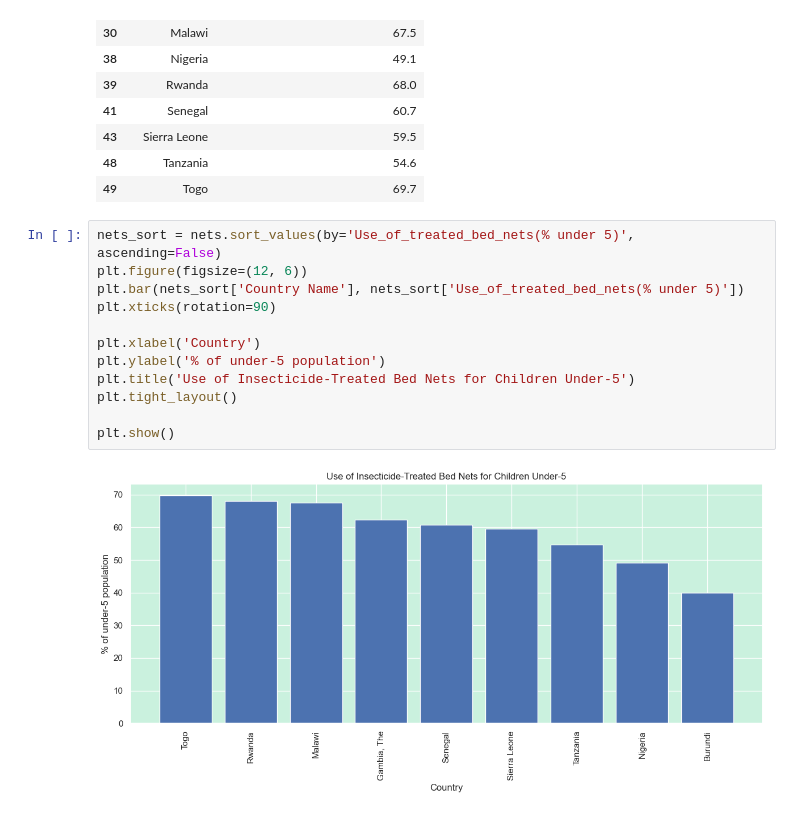
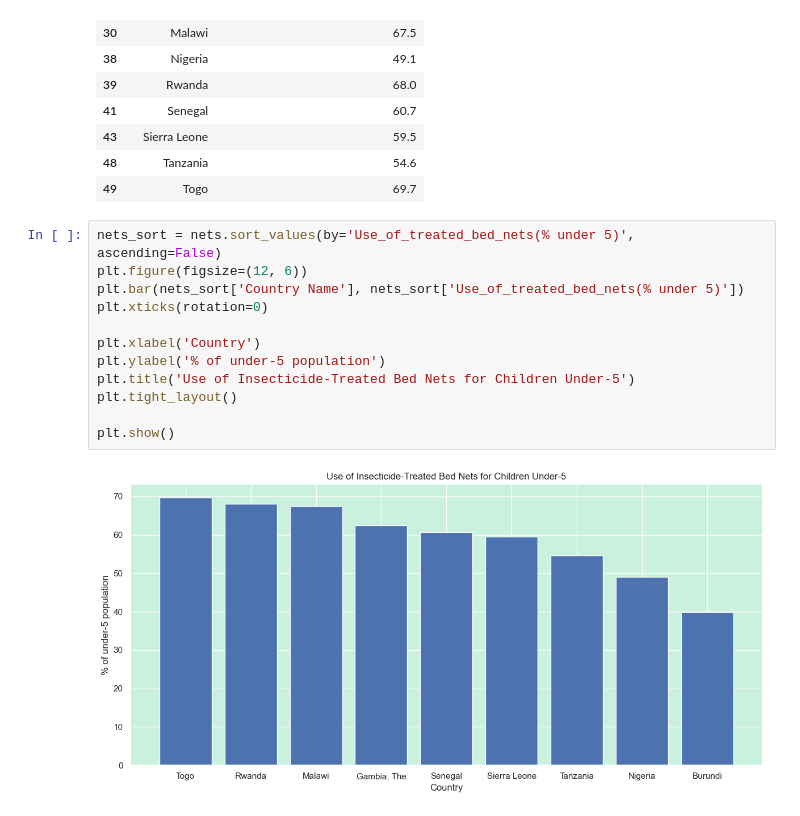
Before and after one commit to swalusimbi/Malaria_In_Africa, a Jupyter notebook: Malaria_in_Africa_GroupB/src/grp_work/project.ipynb, the cells around one changed output. Cells and saved outputs as stored; diff of their text form.

```diff
--- a/Malaria_in_Africa_GroupB/src/grp_work/project.ipynb
+++ b/Malaria_in_Africa_GroupB/src/grp_work/project.ipynb
@@ -919,14 +919,14 @@ nets
 # %%
 nets_sort = nets.sort_values(by='Use_of_treated_bed_nets(% under 5)', ascending=False)
 plt.figure(figsize=(12, 6))
 plt.bar(nets_sort['Country Name'], nets_sort['Use_of_treated_bed_nets(% under 5)'])
-plt.xticks(rotation=90)
+plt.xticks(rotation=0)
 
 plt.xlabel('Country')
 plt.ylabel('% of under-5 population')
 plt.title('Use of Insecticide-Treated Bed Nets for Children Under-5')
 plt.tight_layout()
 
 plt.show()
 # %% [output]
-[figure, old version]
+[figure, new version]
```
Also changed, not shown: parts of 3 cells of this notebook.
